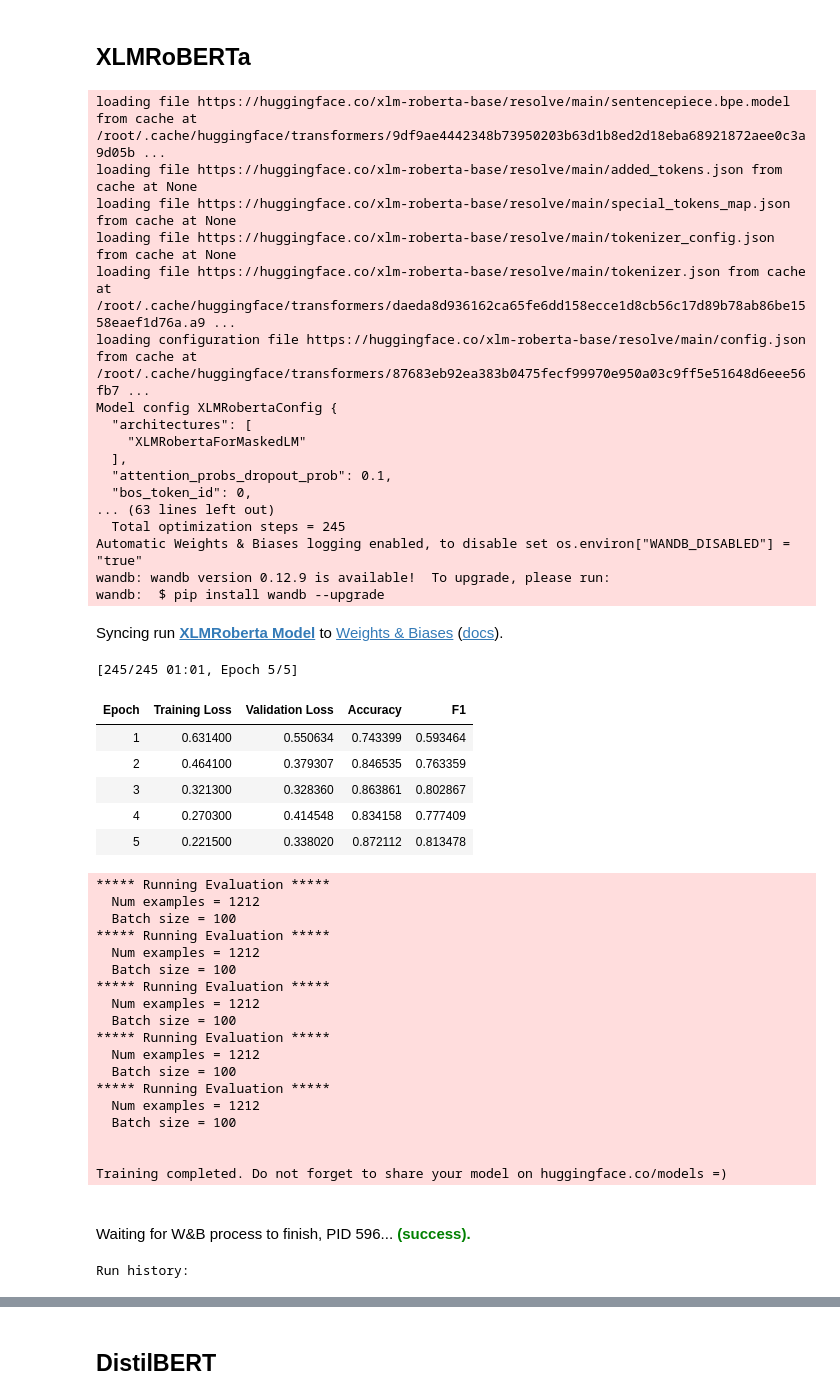
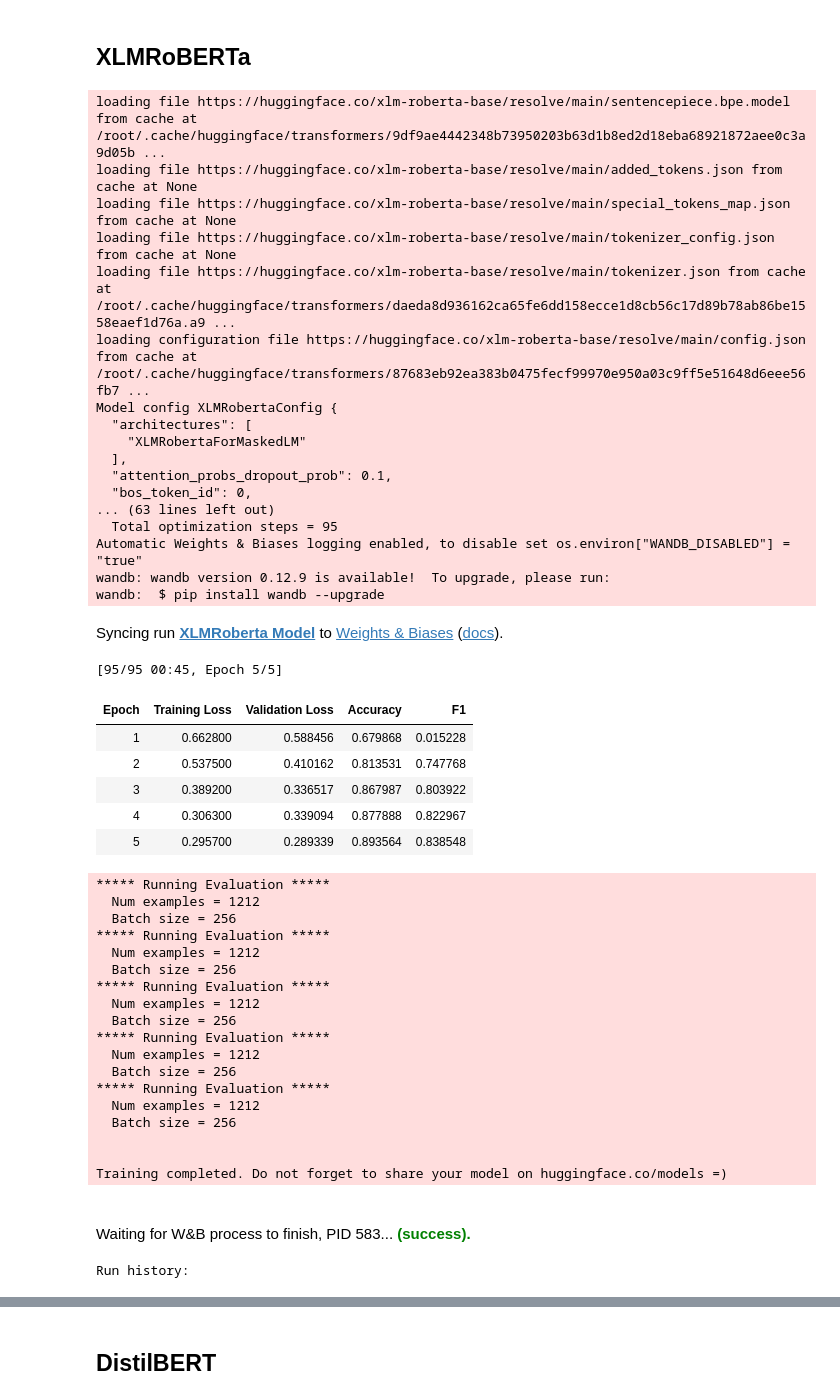
Before and after one commit to erfansobhaei/kaggleship, a Jupyter notebook: PersainPoemClassifier.ipynb, the cells around one changed output, grey strips where cells are left out. Drawn from its saved outputs; the diff is of its cells as text; code cells hidden in the pictures.

```diff
--- a/PersainPoemClassifier.ipynb
+++ b/PersainPoemClassifier.ipynb
@@ -700,10 +757,12 @@ Find logs at: ./wandb/run-20220124_192402-bee5veu3/logs
 # %% [markdown]
 ## XLMRoBERTa
 # %%
+#Load the model
 model_name = "xlm-roberta-base"
 tokenizer = XLMRobertaTokenizer.from_pretrained(model_name)
 model = XLMRobertaForSequenceClassification.from_pretrained(model_name, num_labels=2)
 
+#Tokenize data
 X_train_tokenized = tokenizer(X_train, padding=True, truncation=True, max_length=512)
 X_val_tokenized = tokenizer(X_val, padding=True, truncation=True, max_length=512)
 
@@ -714,65 +773,65 @@ args = TrainingArguments(
     output_dir="output_org/xlmroberta",
     run_name="XLMRoberta Model",
     evaluation_strategy="epoch",
-    per_device_train_batch_size=100,
-    per_device_eval_batch_size=100,
+    per_device_train_batch_size=256,
+    per_device_eval_batch_size=256,
     num_train_epochs=5,
     logging_steps = 10,
     seed=0,
 )
 trainer = Trainer(
     model=model,
     args=args,
     train_dataset=train_dataset,
     eval_dataset=val_dataset,
     compute_metrics=compute_metrics,
 )
 
 trainer.train()
 wandb.finish()
 # %% [output]
 loading file https://huggingface.co/xlm-roberta-base/resolve/main/sentencepiece.bpe.model from cache at /root/.cache/huggingface/transformers/9df9ae4442348b73950203b63d1b8ed2d18eba68921872aee0c3a9d05b ...
 loading file https://huggingface.co/xlm-roberta-base/resolve/main/added_tokens.json from cache at None
 loading file https://huggingface.co/xlm-roberta-base/resolve/main/special_tokens_map.json from cache at None
 loading file https://huggingface.co/xlm-roberta-base/resolve/main/tokenizer_config.json from cache at None
 loading file https://huggingface.co/xlm-roberta-base/resolve/main/tokenizer.json from cache at /root/.cache/huggingface/transformers/daeda8d936162ca65fe6dd158ecce1d8cb56c17d89b78ab86be1558eaef1d76a.a9 ...
 loading configuration file https://huggingface.co/xlm-roberta-base/resolve/main/config.json from cache at /root/.cache/huggingface/transformers/87683eb92ea383b0475fecf99970e950a03c9ff5e51648d6eee56fb7 ...
 Model config XLMRobertaConfig {
   "architectures": [
     "XLMRobertaForMaskedLM"
   ],
   "attention_probs_dropout_prob": 0.1,
   "bos_token_id": 0,
 ... (63 lines left out)
-  Total optimization steps = 245
+  Total optimization steps = 95
 Automatic Weights & Biases logging enabled, to disable set os.environ["WANDB_DISABLED"] = "true"
 wandb: wandb version 0.12.9 is available!  To upgrade, please run:
 wandb:  $ pip install wandb --upgrade
 Syncing run XLMRoberta Model to Weights & Biases (docs).
-[245/245 01:01, Epoch 5/5]
+[95/95 00:45, Epoch 5/5]
 | Epoch | Training Loss | Validation Loss | Accuracy | F1 |
-| 1 | 0.631400 | 0.550634 | 0.743399 | 0.593464 |
-| 2 | 0.464100 | 0.379307 | 0.846535 | 0.763359 |
-| 3 | 0.321300 | 0.328360 | 0.863861 | 0.802867 |
-| 4 | 0.270300 | 0.414548 | 0.834158 | 0.777409 |
-| 5 | 0.221500 | 0.338020 | 0.872112 | 0.813478 |
+| 1 | 0.662800 | 0.588456 | 0.679868 | 0.015228 |
+| 2 | 0.537500 | 0.410162 | 0.813531 | 0.747768 |
+| 3 | 0.389200 | 0.336517 | 0.867987 | 0.803922 |
+| 4 | 0.306300 | 0.339094 | 0.877888 | 0.822967 |
+| 5 | 0.295700 | 0.289339 | 0.893564 | 0.838548 |
 ***** Running Evaluation *****
   Num examples = 1212
-  Batch size = 100
+  Batch size = 256
 ***** Running Evaluation *****
   Num examples = 1212
-  Batch size = 100
+  Batch size = 256
 ***** Running Evaluation *****
   Num examples = 1212
-  Batch size = 100
+  Batch size = 256
 ***** Running Evaluation *****
   Num examples = 1212
-  Batch size = 100
+  Batch size = 256
 ***** Running Evaluation *****
   Num examples = 1212
-  Batch size = 100
+  Batch size = 256
 
 
 Training completed. Do not forget to share your model on huggingface.co/models =)
-Waiting for W&B process to finish, PID 596... (success).
+Waiting for W&B process to finish, PID 583... (success).
 Run history:
```
Also changed, not shown: parts of 57 cells of this notebook.
